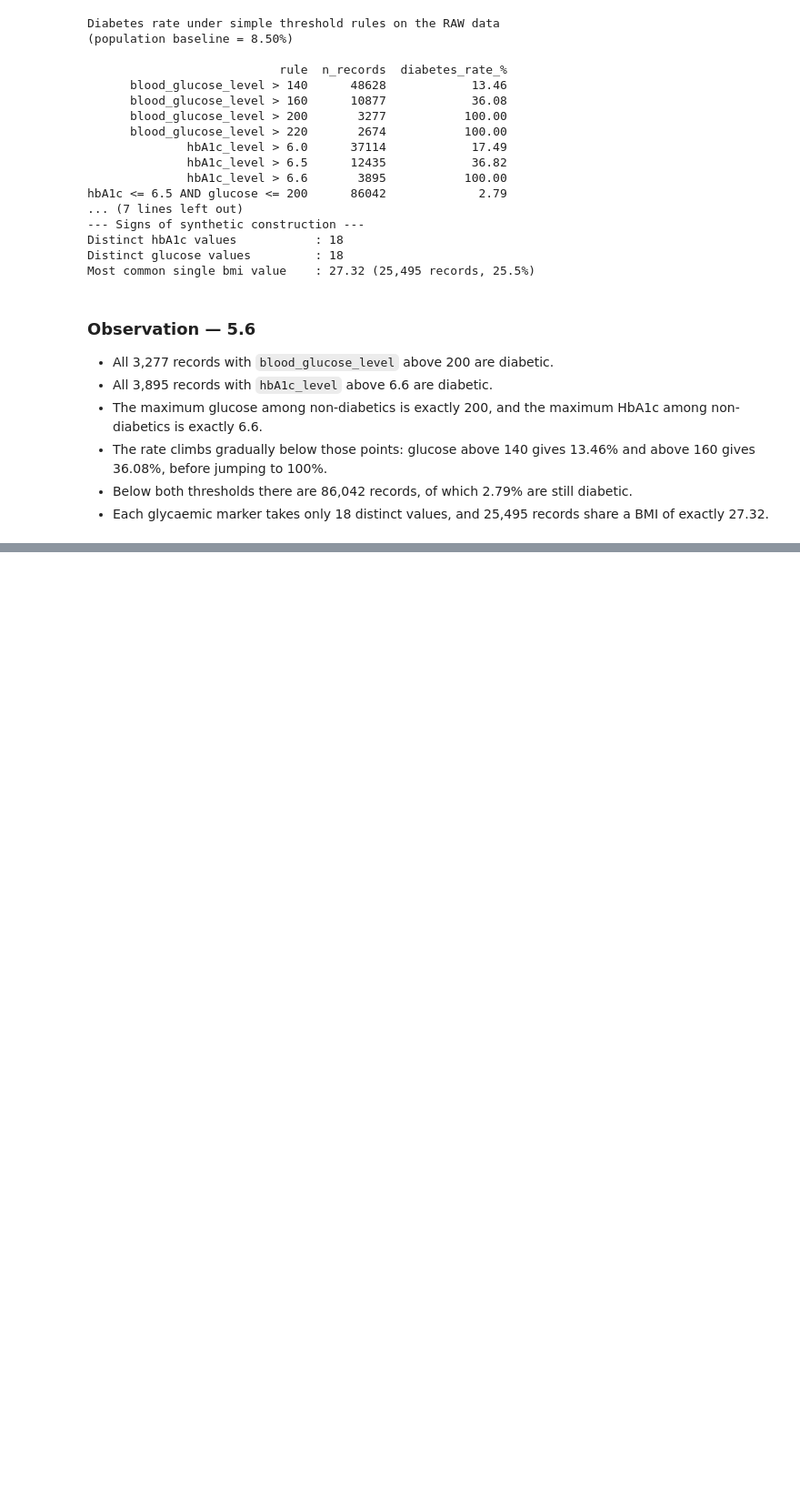
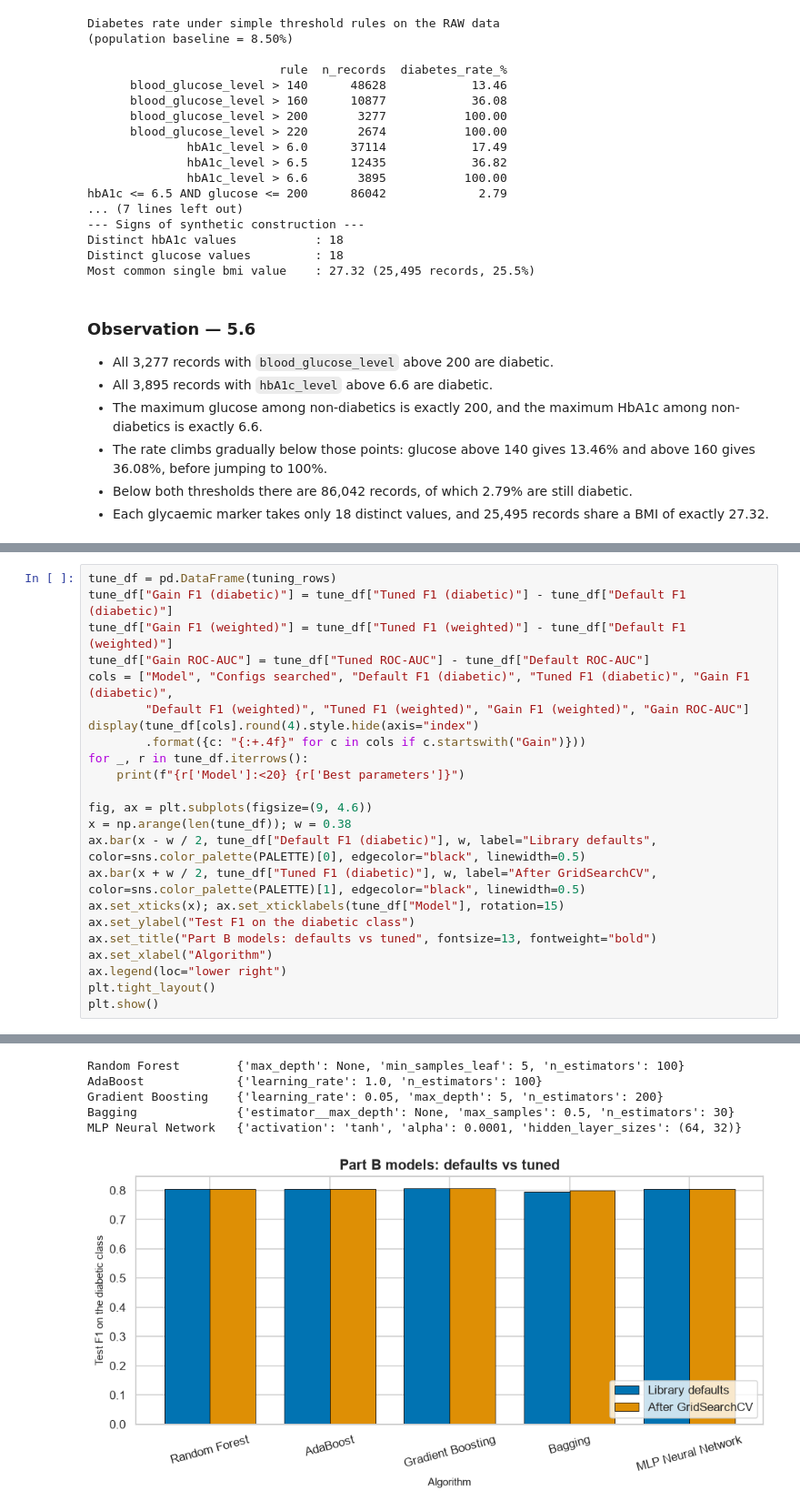
Before and after one commit to renexaan/glucotrack, a Jupyter notebook: notebooks/classification.ipynb, the cells around one changed output, grey strips where cells are left out. Shown at 91% size. Drawn from its saved outputs; the diff is of its cells as text; blank space fills up the shorter version.

```diff
--- a/notebooks/classification.ipynb
+++ b/notebooks/classification.ipynb
@@ -2048,0 +2428,24 @@ Most common single bmi value    : 27.32 (25,495 records, 25.5%)
+# %%
+tune_df = pd.DataFrame(tuning_rows)
+tune_df["Gain F1 (diabetic)"] = tune_df["Tuned F1 (diabetic)"] - tune_df["Default F1 (diabetic)"]
+tune_df["Gain F1 (weighted)"] = tune_df["Tuned F1 (weighted)"] - tune_df["Default F1 (weighted)"]
+tune_df["Gain ROC-AUC"] = tune_df["Tuned ROC-AUC"] - tune_df["Default ROC-AUC"]
+cols = ["Model", "Configs searched", "Default F1 (diabetic)", "Tuned F1 (diabetic)", "Gain F1 (diabetic)",
+        "Default F1 (weighted)", "Tuned F1 (weighted)", "Gain F1 (weighted)", "Gain ROC-AUC"]
+display(tune_df[cols].round(4).style.hide(axis="index")
+        .format({c: "{:+.4f}" for c in cols if c.startswith("Gain")}))
+for _, r in tune_df.iterrows():
+    print(f"{r['Model']:<20} {r['Best parameters']}")
+
+fig, ax = plt.subplots(figsize=(9, 4.6))
+x = np.arange(len(tune_df)); w = 0.38
+ax.bar(x - w / 2, tune_df["Default F1 (diabetic)"], w, label="Library defaults", color=sns.color_palette(PALETTE)[0], edgecolor="black", linewidth=0.5)
+ax.bar(x + w / 2, tune_df["Tuned F1 (diabetic)"], w, label="After GridSearchCV", color=sns.color_palette(PALETTE)[1], edgecolor="black", linewidth=0.5)
+ax.set_xticks(x); ax.set_xticklabels(tune_df["Model"], rotation=15)
+ax.set_ylabel("Test F1 on the diabetic class")
+ax.set_title("Part B models: defaults vs tuned", fontsize=13, fontweight="bold")
+ax.set_xlabel("Algorithm")
+ax.legend(loc="lower right")
+plt.tight_layout()
+plt.show()
+# %% [output]
@@ -2048,0 +2458,6 @@ Most common single bmi value    : 27.32 (25,495 records, 25.5%)
+Random Forest        {'max_depth': None, 'min_samples_leaf': 5, 'n_estimators': 100}
+AdaBoost             {'learning_rate': 1.0, 'n_estimators': 100}
+Gradient Boosting    {'learning_rate': 0.05, 'max_depth': 5, 'n_estimators': 200}
+Bagging              {'estimator__max_depth': None, 'max_samples': 0.5, 'n_estimators': 30}
+MLP Neural Network   {'activation': 'tanh', 'alpha': 0.0001, 'hidden_layer_sizes': (64, 32)}
+[figure, added]
```
Also changed, not shown: parts of 43 cells of this notebook.
